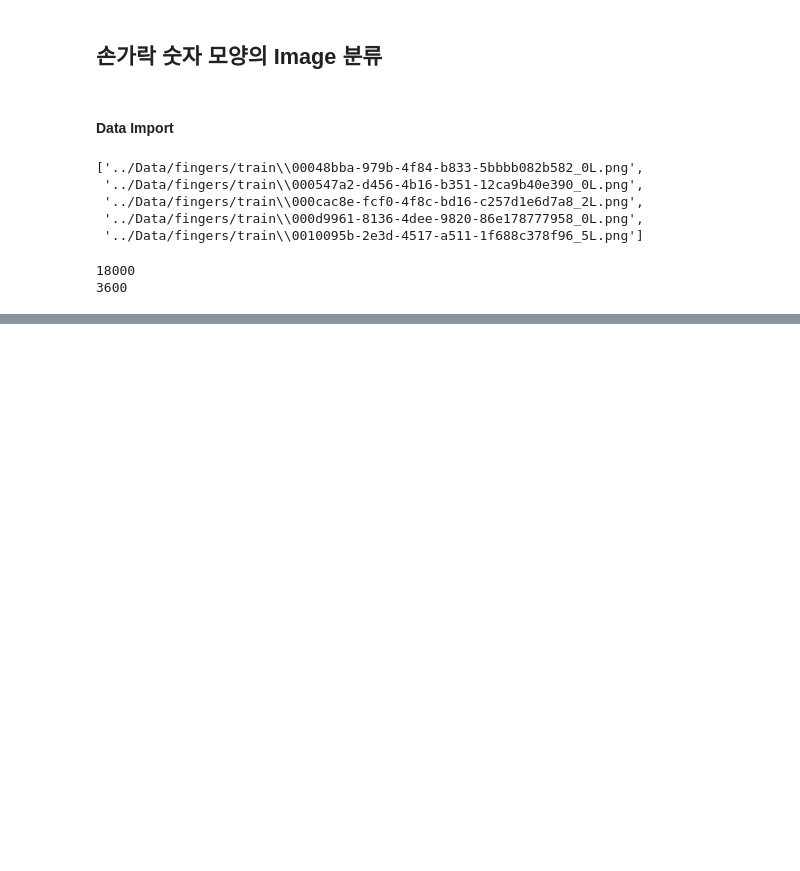
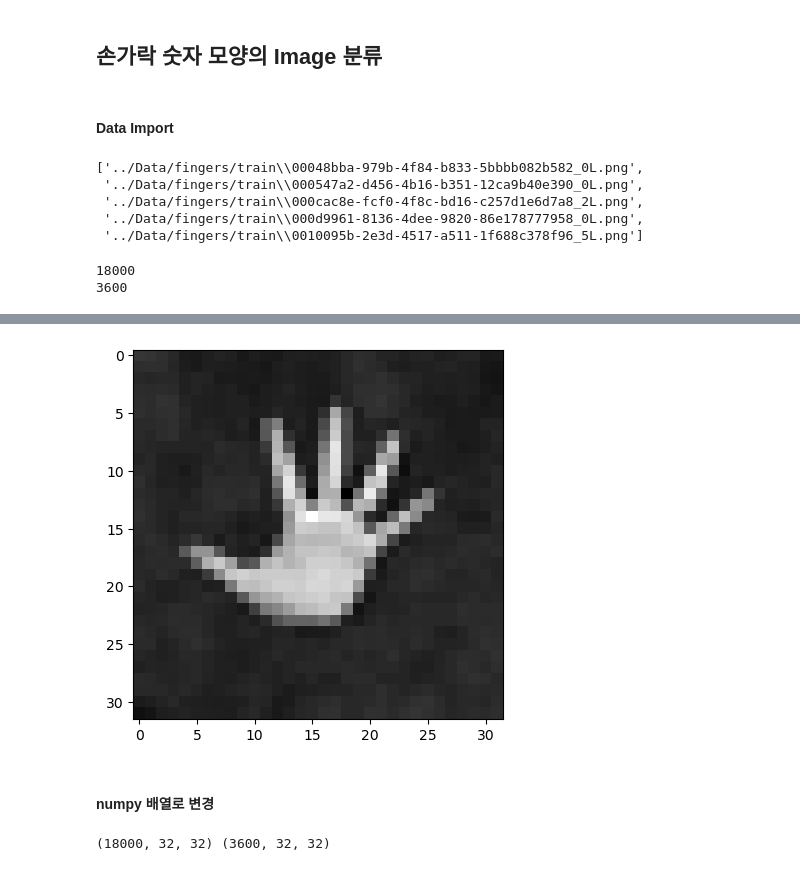
Before and after one commit to Sphen1sc1dae/MachineLearning, a Jupyter notebook: Note_DL/06.심층신경망_Fingers.ipynb, the cells around one changed output, grey strips where cells are left out. Cells and saved outputs as stored; diff of their text form; code cells hidden in the pictures; blank space fills up the shorter version.

```diff
--- a/Note_DL/06.심층신경망_Fingers.ipynb
+++ b/Note_DL/06.심층신경망_Fingers.ipynb
@@ -27,0 +61,8 @@ print(len(test_images))
+# %%
+# train의 이미지 확인
+plt.imshow(test_input[0], cmap='gray')
+plt.show()
+# %% [output]
+[figure, added]
+# %% [markdown]
+#### numpy 배열로 변경
@@ -27,0 +101,5 @@ print(len(test_images))
+# %%
+# 배열 크기 확인
+print(train_input.shape, test_input.shape)
+# %% [output]
+(18000, 32, 32) (3600, 32, 32)
```
Also changed, not shown: parts of 22 cells of this notebook, 1 other file.
